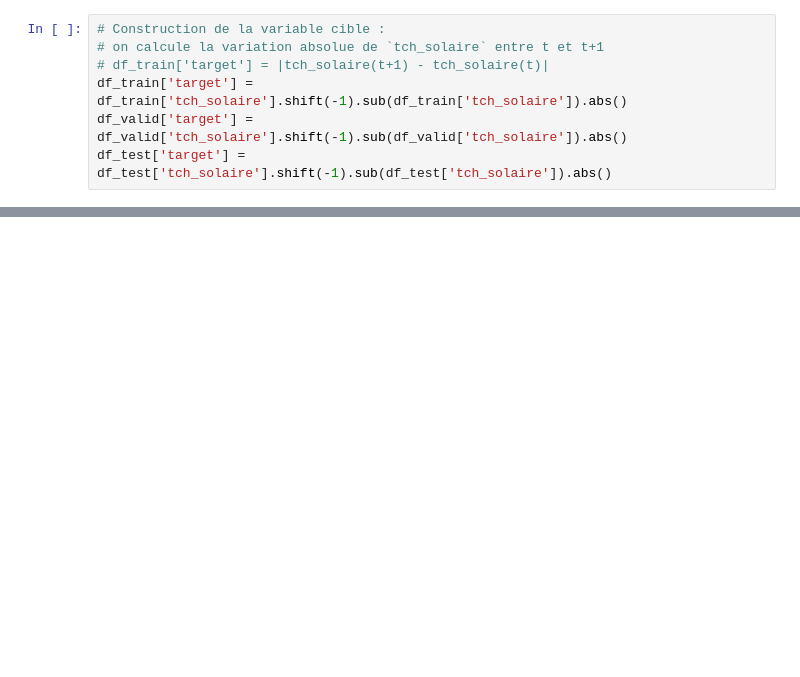
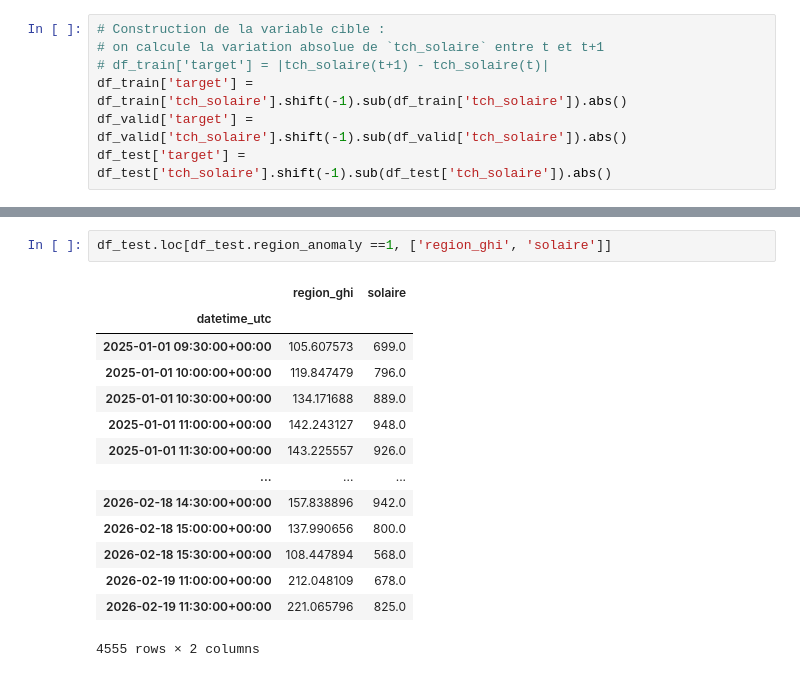
Before and after one commit to Math2935/aug25cds_variabilite, a Jupyter notebook: notebooks/05_modelisation/mi_features_engineering.ipynb, the cells around one changed output, grey strips where cells are left out. Cells and saved outputs as stored; diff of their text form; blank space fills up the shorter version.

```diff
--- a/notebooks/05_modelisation/mi_features_engineering.ipynb
+++ b/notebooks/05_modelisation/mi_features_engineering.ipynb
@@ -790,2 +949,19 @@ sorted(df_train.columns.to_list())
  'tch_solaire',
  'tco_solaire']
+# %%
+df_test.loc[df_test.region_anomaly ==1, ['region_ghi', 'solaire']]
+# %% [output]
+|  | region_ghi | solaire |
+| datetime_utc |  |  |
+| 2025-01-01 09:30:00+00:00 | 105.607573 | 699.0 |
+| 2025-01-01 10:00:00+00:00 | 119.847479 | 796.0 |
+| 2025-01-01 10:30:00+00:00 | 134.171688 | 889.0 |
+| 2025-01-01 11:00:00+00:00 | 142.243127 | 948.0 |
+| 2025-01-01 11:30:00+00:00 | 143.225557 | 926.0 |
+| ... | ... | ... |
+| 2026-02-18 14:30:00+00:00 | 157.838896 | 942.0 |
+| 2026-02-18 15:00:00+00:00 | 137.990656 | 800.0 |
+| 2026-02-18 15:30:00+00:00 | 108.447894 | 568.0 |
+| 2026-02-19 11:00:00+00:00 | 212.048109 | 678.0 |
+| 2026-02-19 11:30:00+00:00 | 221.065796 | 825.0 |
+4555 rows × 2 columns
```
Also changed, not shown: parts of 28 cells of this notebook.
